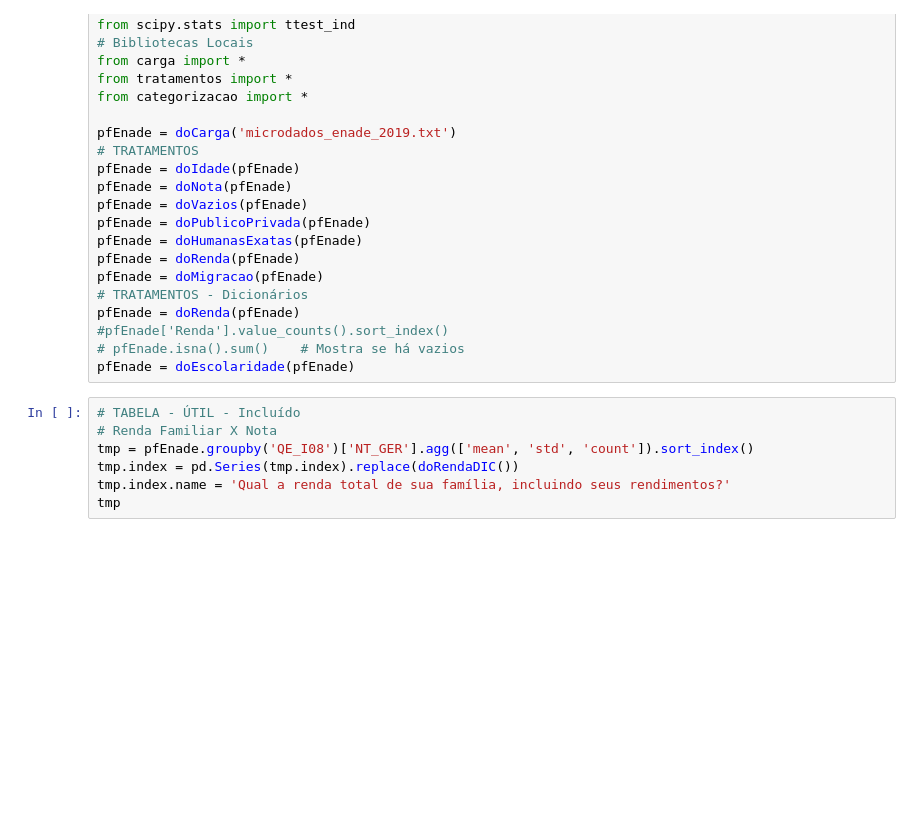
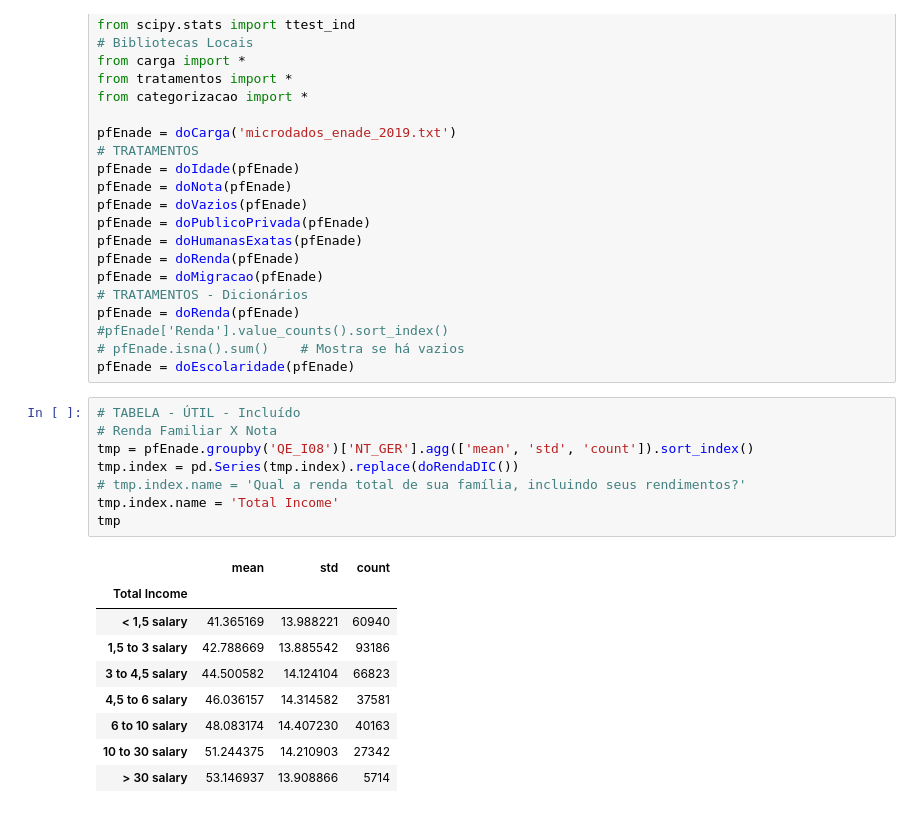
Before and after one commit to svponte/md, a Jupyter notebook: kg.ipynb, the cells around one changed output. Drawn from its saved outputs; the diff is of its cells as text; blank space fills up the shorter version.

```diff
--- a/kg.ipynb
+++ b/kg.ipynb
@@ -29,10 +29,21 @@ pfEnade = doEscolaridade(pfEnade)
 # %%
 # TABELA - ÚTIL - Incluído
 # Renda Familiar X Nota
 tmp = pfEnade.groupby('QE_I08')['NT_GER'].agg(['mean', 'std', 'count']).sort_index()
 tmp.index = pd.Series(tmp.index).replace(doRendaDIC())
-tmp.index.name = 'Qual a renda total de sua família, incluindo seus rendimentos?'
+# tmp.index.name = 'Qual a renda total de sua família, incluindo seus rendimentos?'
+tmp.index.name = 'Total Income'
 tmp
+# %% [output]
+|  | mean | std | count |
+| Total Income |  |  |  |
+| < 1,5 salary | 41.365169 | 13.988221 | 60940 |
+| 1,5 to 3 salary | 42.788669 | 13.885542 | 93186 |
+| 3 to 4,5 salary | 44.500582 | 14.124104 | 66823 |
+| 4,5 to 6 salary | 46.036157 | 14.314582 | 37581 |
+| 6 to 10 salary | 48.083174 | 14.407230 | 40163 |
+| 10 to 30 salary | 51.244375 | 14.210903 | 27342 |
+| > 30 salary | 53.146937 | 13.908866 | 5714 |
 # %%
 # MAPA CALOR - ÚTIL - Incluído
 # CORRELAÇÂO - Renda Familiar e Nota
```
Also changed, not shown: parts of 13 cells of this notebook, 6 other files.
